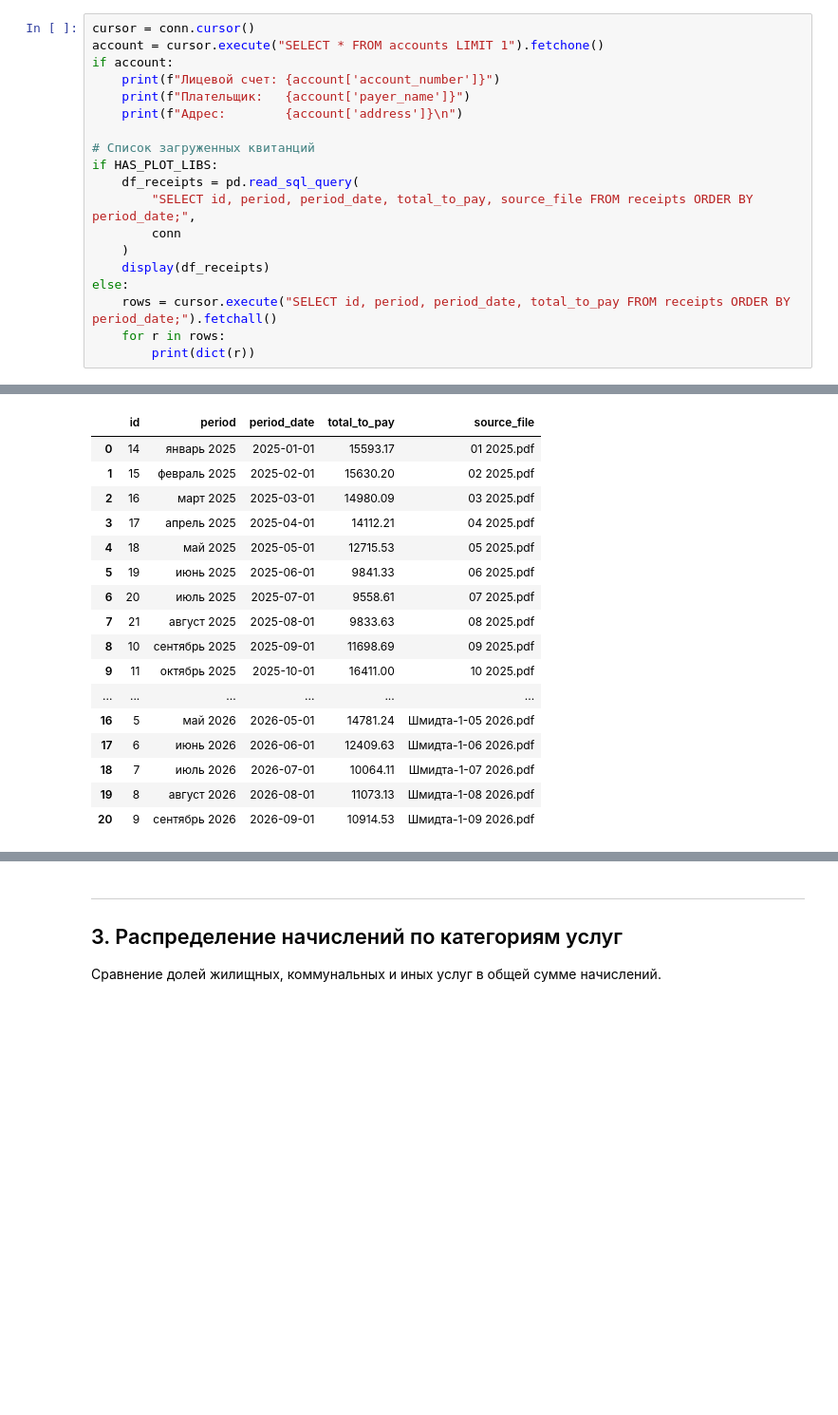
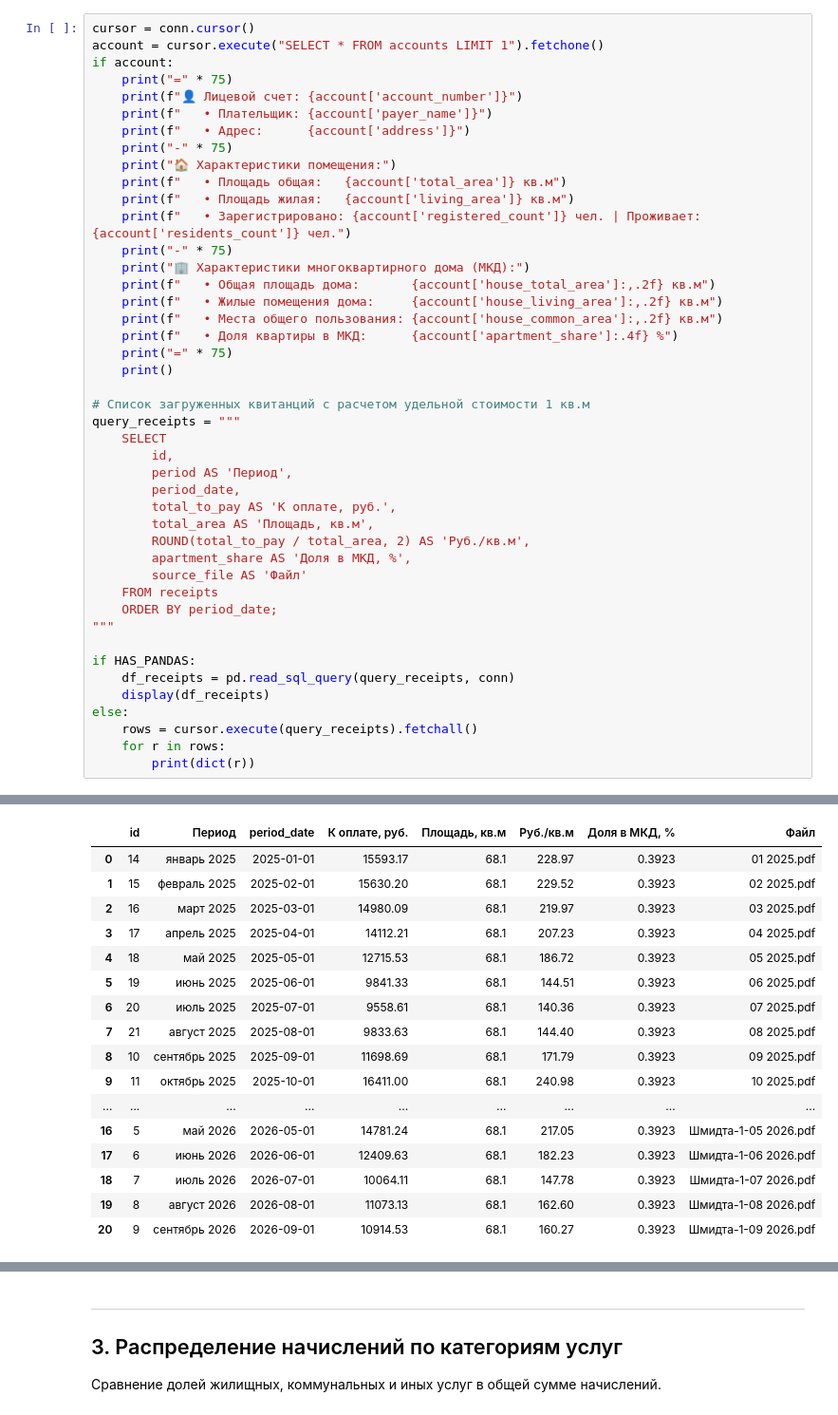
Before and after one commit to mbegma/pdf_table_parcer, a Jupyter notebook: notebooks/receipts_analytics.ipynb, the cells around one changed output, grey strips where cells are left out. Shown at 95% size. Cells and saved outputs as stored; diff of their text form; blank space fills up the shorter version.

```diff
--- a/notebooks/receipts_analytics.ipynb
+++ b/notebooks/receipts_analytics.ipynb
@@ -84,19 +92,44 @@ print(f"Подключено к базе данных: {DB_PATH.resolve()}")
 cursor = conn.cursor()
 account = cursor.execute("SELECT * FROM accounts LIMIT 1").fetchone()
 if account:
-    print(f"Лицевой счет: {account['account_number']}")
-    print(f"Плательщик:   {account['payer_name']}")
-    print(f"Адрес:        {account['address']}\n")
+    print("=" * 75)
+    print(f"👤 Лицевой счет: {account['account_number']}")
+    print(f"   • Плательщик: {account['payer_name']}")
+    print(f"   • Адрес:      {account['address']}")
+    print("-" * 75)
+    print("🏠 Характеристики помещения:")
+    print(f"   • Площадь общая:   {account['total_area']} кв.м")
+    print(f"   • Площадь жилая:   {account['living_area']} кв.м")
+    print(f"   • Зарегистрировано: {account['registered_count']} чел. | Проживает: {account['residents_count']} чел.")
+    print("-" * 75)
+    print("🏢 Характеристики многоквартирного дома (МКД):")
+    print(f"   • Общая площадь дома:       {account['house_total_area']:,.2f} кв.м")
+    print(f"   • Жилые помещения дома:     {account['house_living_area']:,.2f} кв.м")
+    print(f"   • Места общего пользования: {account['house_common_area']:,.2f} кв.м")
+    print(f"   • Доля квартиры в МКД:      {account['apartment_share']:.4f} %")
+    print("=" * 75)
+    print()
 
-# Список загруженных квитанций
-if HAS_PLOT_LIBS:
-    df_receipts = pd.read_sql_query(
-        "SELECT id, period, period_date, total_to_pay, source_file FROM receipts ORDER BY period_date;",
-        conn
-    )
+# Список загруженных квитанций с расчетом удельной стоимости 1 кв.м
+query_receipts = """
+    SELECT
+        id,
+        period AS 'Период',
+        period_date,
+        total_to_pay AS 'К оплате, руб.',
+        total_area AS 'Площадь, кв.м',
+        ROUND(total_to_pay / total_area, 2) AS 'Руб./кв.м',
+        apartment_share AS 'Доля в МКД, %',
+        source_file AS 'Файл'
+    FROM receipts
+    ORDER BY period_date;
+"""
+
+if HAS_PANDAS:
+    df_receipts = pd.read_sql_query(query_receipts, conn)
     display(df_receipts)
 else:
-    rows = cursor.execute("SELECT id, period, period_date, total_to_pay FROM receipts ORDER BY period_date;").fetchall()
+    rows = cursor.execute(query_receipts).fetchall()
     for r in rows:
         print(dict(r))
 # %% [output]
@@ -106,19 +152,19 @@ else:
-|  | id | period | period_date | total_to_pay | source_file |
-| 0 | 14 | январь 2025 | 2025-01-01 | 15593.17 | 01 2025.pdf |
-| 1 | 15 | февраль 2025 | 2025-02-01 | 15630.20 | 02 2025.pdf |
-| 2 | 16 | март 2025 | 2025-03-01 | 14980.09 | 03 2025.pdf |
-| 3 | 17 | апрель 2025 | 2025-04-01 | 14112.21 | 04 2025.pdf |
-| 4 | 18 | май 2025 | 2025-05-01 | 12715.53 | 05 2025.pdf |
-| 5 | 19 | июнь 2025 | 2025-06-01 | 9841.33 | 06 2025.pdf |
-| 6 | 20 | июль 2025 | 2025-07-01 | 9558.61 | 07 2025.pdf |
-| 7 | 21 | август 2025 | 2025-08-01 | 9833.63 | 08 2025.pdf |
-| 8 | 10 | сентябрь 2025 | 2025-09-01 | 11698.69 | 09 2025.pdf |
-| 9 | 11 | октябрь 2025 | 2025-10-01 | 16411.00 | 10 2025.pdf |
-| ... | ... | ... | ... | ... | ... |
-| 16 | 5 | май 2026 | 2026-05-01 | 14781.24 | Шмидта-1-05 2026.pdf |
-| 17 | 6 | июнь 2026 | 2026-06-01 | 12409.63 | Шмидта-1-06 2026.pdf |
-| 18 | 7 | июль 2026 | 2026-07-01 | 10064.11 | Шмидта-1-07 2026.pdf |
-| 19 | 8 | август 2026 | 2026-08-01 | 11073.13 | Шмидта-1-08 2026.pdf |
-| 20 | 9 | сентябрь 2026 | 2026-09-01 | 10914.53 | Шмидта-1-09 2026.pdf |
+|  | id | Период | period_date | К оплате, руб. | Площадь, кв.м | Руб./кв.м | Доля в МКД, % | Файл |
+| 0 | 14 | январь 2025 | 2025-01-01 | 15593.17 | 68.1 | 228.97 | 0.3923 | 01 2025.pdf |
+| 1 | 15 | февраль 2025 | 2025-02-01 | 15630.20 | 68.1 | 229.52 | 0.3923 | 02 2025.pdf |
+| 2 | 16 | март 2025 | 2025-03-01 | 14980.09 | 68.1 | 219.97 | 0.3923 | 03 2025.pdf |
+| 3 | 17 | апрель 2025 | 2025-04-01 | 14112.21 | 68.1 | 207.23 | 0.3923 | 04 2025.pdf |
+| 4 | 18 | май 2025 | 2025-05-01 | 12715.53 | 68.1 | 186.72 | 0.3923 | 05 2025.pdf |
+| 5 | 19 | июнь 2025 | 2025-06-01 | 9841.33 | 68.1 | 144.51 | 0.3923 | 06 2025.pdf |
+| 6 | 20 | июль 2025 | 2025-07-01 | 9558.61 | 68.1 | 140.36 | 0.3923 | 07 2025.pdf |
+| 7 | 21 | август 2025 | 2025-08-01 | 9833.63 | 68.1 | 144.40 | 0.3923 | 08 2025.pdf |
+| 8 | 10 | сентябрь 2025 | 2025-09-01 | 11698.69 | 68.1 | 171.79 | 0.3923 | 09 2025.pdf |
+| 9 | 11 | октябрь 2025 | 2025-10-01 | 16411.00 | 68.1 | 240.98 | 0.3923 | 10 2025.pdf |
+| ... | ... | ... | ... | ... | ... | ... | ... | ... |
+| 16 | 5 | май 2026 | 2026-05-01 | 14781.24 | 68.1 | 217.05 | 0.3923 | Шмидта-1-05 2026.pdf |
+| 17 | 6 | июнь 2026 | 2026-06-01 | 12409.63 | 68.1 | 182.23 | 0.3923 | Шмидта-1-06 2026.pdf |
+| 18 | 7 | июль 2026 | 2026-07-01 | 10064.11 | 68.1 | 147.78 | 0.3923 | Шмидта-1-07 2026.pdf |
+| 19 | 8 | август 2026 | 2026-08-01 | 11073.13 | 68.1 | 162.60 | 0.3923 | Шмидта-1-08 2026.pdf |
+| 20 | 9 | сентябрь 2026 | 2026-09-01 | 10914.53 | 68.1 | 160.27 | 0.3923 | Шмидта-1-09 2026.pdf |
 # %% [markdown]
 ---
```
Also changed, not shown: parts of 6 cells of this notebook.
